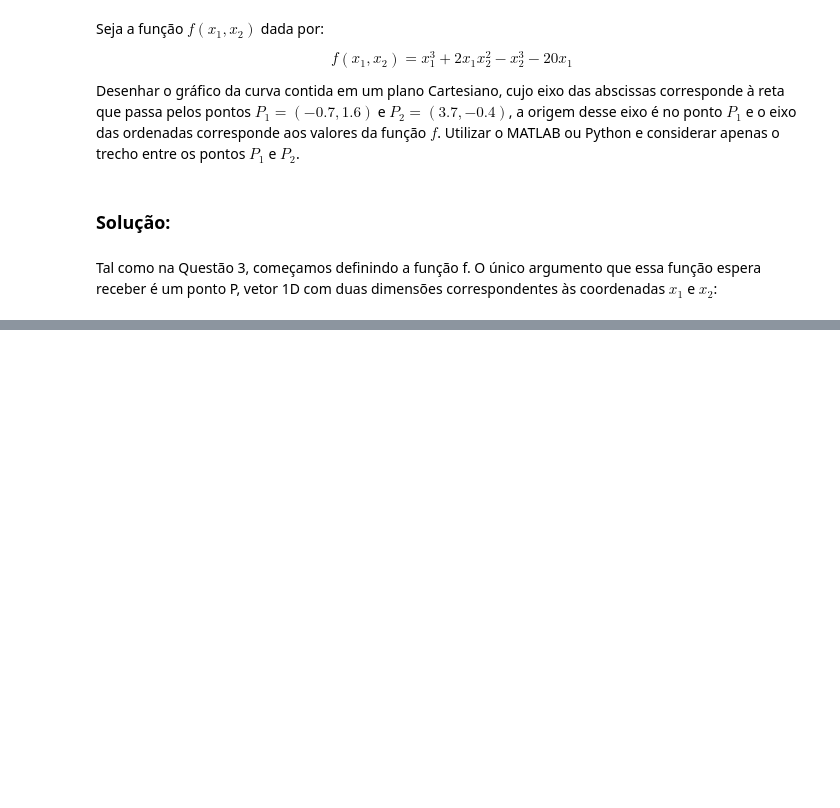
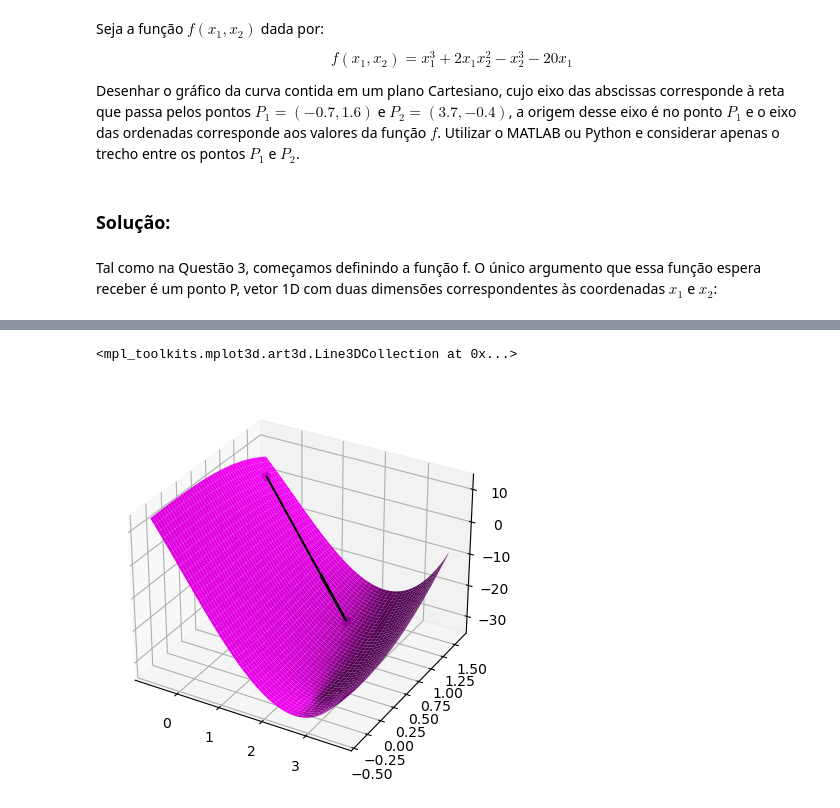
Before and after one commit to prj-phcp/MEC2403_Activities, a Jupyter notebook: Lista0/Lista0.ipynb, the cells around one changed output, grey strips where cells are left out. Saved outputs shown, nothing was run; the diff lists cells and outputs as text; code cells hidden in the pictures; blank space fills up the shorter version.

```diff
--- a/Lista0/Lista0.ipynb
+++ b/Lista0/Lista0.ipynb
@@ -128,0 +147,16 @@ P2 = np.array([3.7, -0.4])
+# %%
+#%matplotlib widget
+points = 50
+x_values = np.linspace(P1[0], P2[0], points)
+y_values = np.linspace(P1[1], P2[1], points)
+X, Y = np.meshgrid(x_values, y_values)
+fig = plt.figure(figsize=(5, 5))
+Z = f2(np.vstack([X.ravel(), Y.ravel()])).reshape(50,-1)
+ax = fig.add_subplot(1,1,1,projection='3d')
+ax.plot_surface(X, Y, Z, color='magenta')
+ax.plot(P1[0], P1[1], 0, 'ko')
+ax.plot(P2[0], P2[1], 0, 'ko')
+ax.quiver(*P1, 0, *v, 0, color='black')
+# %% [output]
+<mpl_toolkits.mplot3d.art3d.Line3DCollection at 0x...>
+[figure, added]
```
Also changed, not shown: parts of 4 cells of this notebook, 6 other files.
